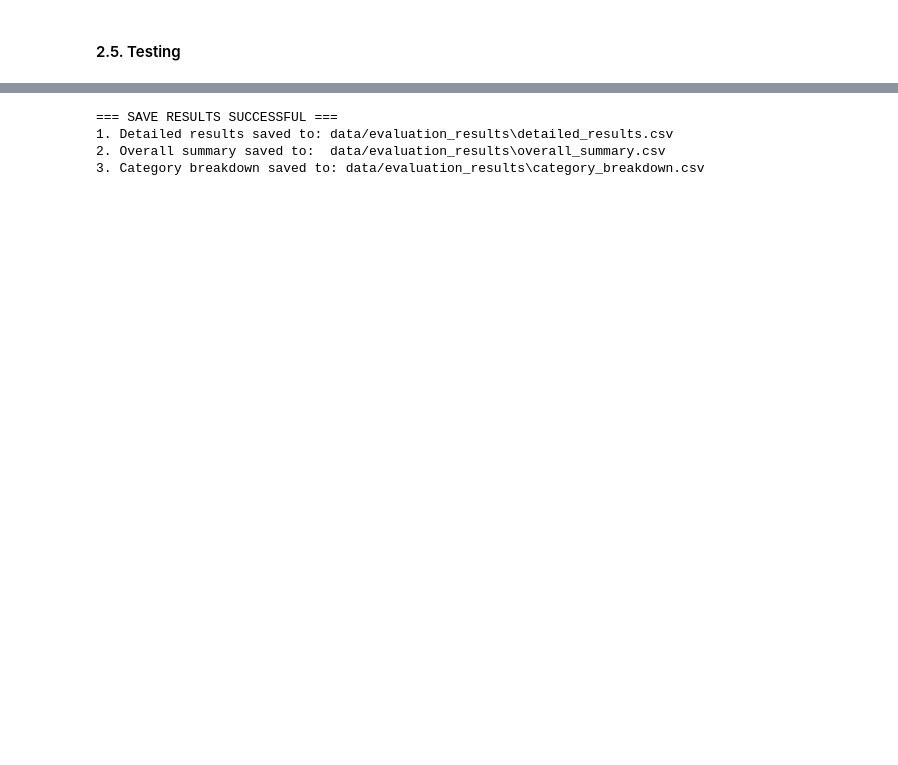
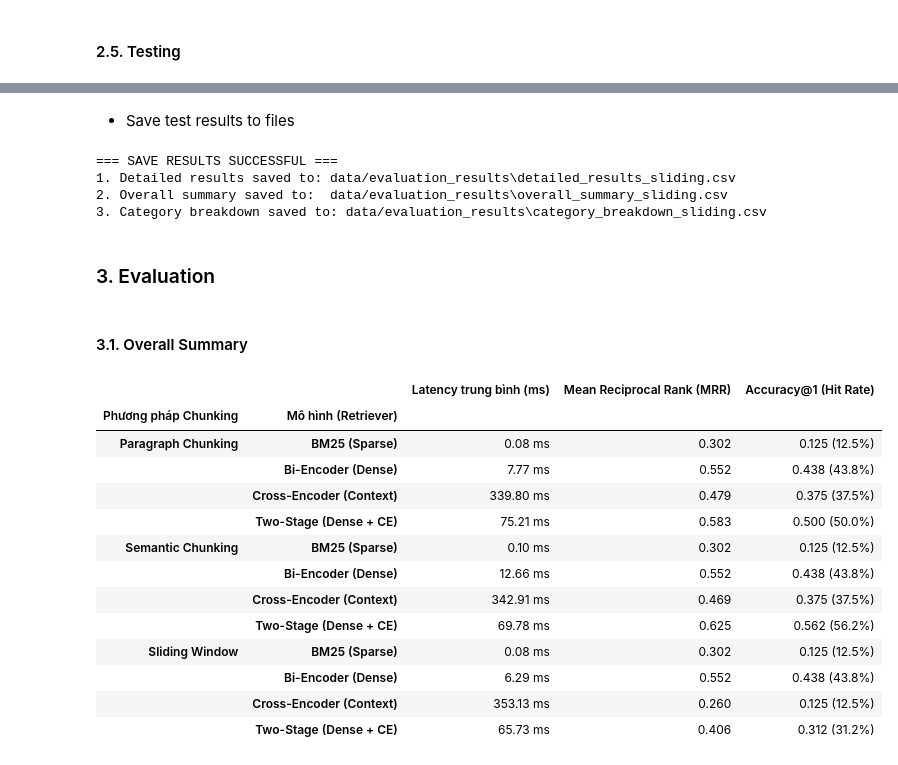
Before and after one commit to thanhnhat31/finalproject.mlops.group9.msa29hcm, a Jupyter notebook: nlp/MSA29HCM_NLP_Final_Project_Vector_Space_Model_Group_3.ipynb, the cells around one changed output, grey strips where cells are left out. Saved outputs shown, nothing was run; the diff lists cells and outputs as text; code cells hidden in the pictures; blank space fills up the shorter version.

```diff
--- a/nlp/MSA29HCM_NLP_Final_Project_Vector_Space_Model_Group_3.ipynb
+++ b/nlp/MSA29HCM_NLP_Final_Project_Vector_Space_Model_Group_3.ipynb
@@ -556,7 +529,6 @@ display(styled_category)
+# %% [markdown]
+- Save test results to files
 # %%
-import os
-import pandas as pd
-
 # --- 1. Gộp các kết quả thô của từng mô hình thành df_eval ---
 df_eval = pd.DataFrame({
     "ID": [item["id"] for item in bm25_res],
@@ -593,15 +565,15 @@ output_dir = "data/evaluation_results"
 os.makedirs(output_dir, exist_ok=True)
 
 # Lưu bảng kết quả chi tiết từng câu hỏi (20 câu hỏi x các mô hình)
-detailed_file = os.path.join(output_dir, "detailed_results.csv")
+detailed_file = os.path.join(output_dir, "detailed_results_sliding.csv")
 df_eval.to_csv(detailed_file, index=False, encoding="utf-8-sig")
 
 # Lưu bảng tổng quan hiệu năng các mô hình
-summary_file = os.path.join(output_dir, "overall_summary.csv")
+summary_file = os.path.join(output_dir, "overall_summary_sliding.csv")
 df_summary.to_csv(summary_file, index=False, encoding="utf-8-sig")
 
 # Lưu bảng thống kê chi tiết theo từng Category
-category_file = os.path.join(output_dir, "category_breakdown.csv")
+category_file = os.path.join(output_dir, "category_breakdown_sliding.csv")
 df_category.to_csv(category_file, index=True, encoding="utf-8-sig")
 
 print("=== SAVE RESULTS SUCCESSFUL ===")
@@ -610,6 +582,30 @@ print(f"2. Overall summary saved to:  {summary_file}")
 print(f"3. Category breakdown saved to: {category_file}")
 # %% [output]
 === SAVE RESULTS SUCCESSFUL ===
-1. Detailed results saved to: data/evaluation_results\detailed_results.csv
-2. Overall summary saved to:  data/evaluation_results\overall_summary.csv
-3. Category breakdown saved to: data/evaluation_results\category_breakdown.csv
+1. Detailed results saved to: data/evaluation_results\detailed_results_sliding.csv
+2. Overall summary saved to:  data/evaluation_results\overall_summary_sliding.csv
+3. Category breakdown saved to: data/evaluation_results\category_breakdown_sliding.csv
+# %% [markdown]
+### 3. Evaluation
+# %% [markdown]
+#### 3.1. Overall Summary
+# %%
+from visualize import display_overall_summary, load_overall_summaries, plot_overall_quality, plot_latency_vs_quality, plot_category_breakdown
+
+# Gọi hàm để hiển thị bảng tổng hợp (truyền vào data_dir phù hợp)
+df_summary = display_overall_summary(data_dir="data/evaluation_results")
+# %% [output]
+|  |  | Latency trung bình (ms) | Mean Reciprocal Rank (MRR) | Accuracy@1 (Hit Rate) |
+| Phương pháp Chunking | Mô hình (Retriever) |  |  |  |
+| Paragraph Chunking | BM25 (Sparse) | 0.08 ms | 0.302 | 0.125 (12.5%) |
+|  | Bi-Encoder (Dense) | 7.77 ms | 0.552 | 0.438 (43.8%) |
+|  | Cross-Encoder (Context) | 339.80 ms | 0.479 | 0.375 (37.5%) |
+|  | Two-Stage (Dense + CE) | 75.21 ms | 0.583 | 0.500 (50.0%) |
+| Semantic Chunking | BM25 (Sparse) | 0.10 ms | 0.302 | 0.125 (12.5%) |
+|  | Bi-Encoder (Dense) | 12.66 ms | 0.552 | 0.438 (43.8%) |
+|  | Cross-Encoder (Context) | 342.91 ms | 0.469 | 0.375 (37.5%) |
+|  | Two-Stage (Dense + CE) | 69.78 ms | 0.625 | 0.562 (56.2%) |
+| Sliding Window | BM25 (Sparse) | 0.08 ms | 0.302 | 0.125 (12.5%) |
+|  | Bi-Encoder (Dense) | 6.29 ms | 0.552 | 0.438 (43.8%) |
+|  | Cross-Encoder (Context) | 353.13 ms | 0.260 | 0.125 (12.5%) |
+|  | Two-Stage (Dense + CE) | 65.73 ms | 0.406 | 0.312 (31.2%) |
```
Also changed, not shown: parts of 22 cells of this notebook, 23 other files.
